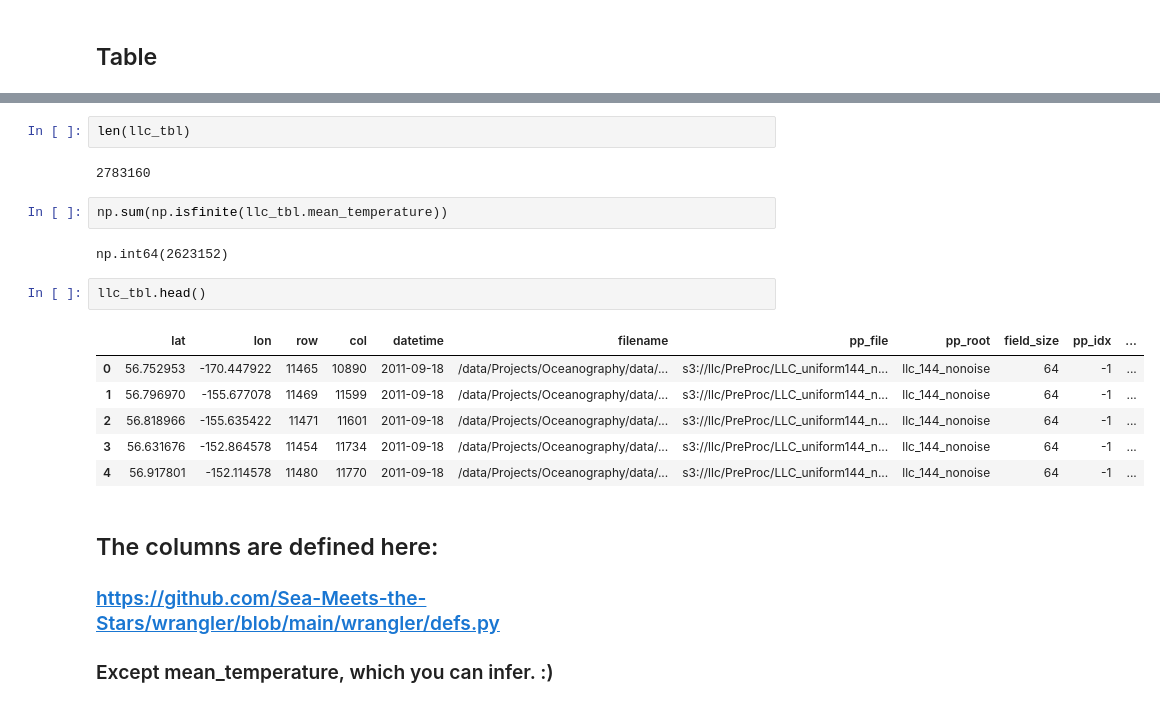
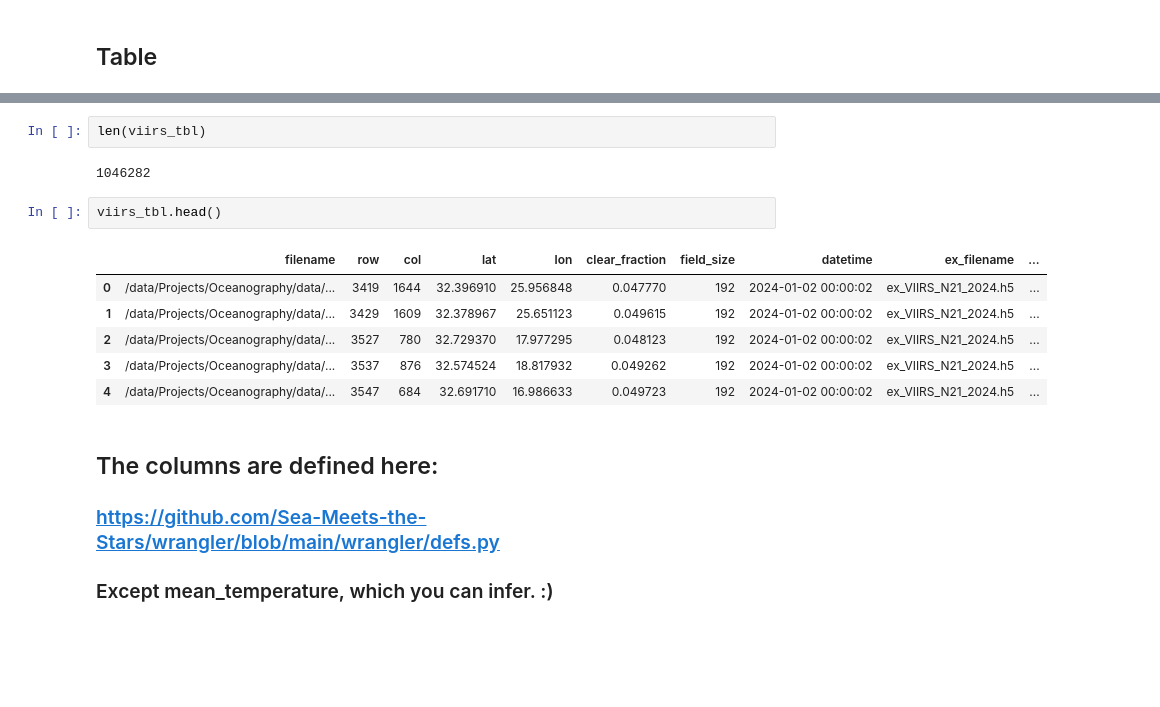
Before and after one commit to Sea-Meets-the-Stars/wrangler, a Jupyter notebook: projects/nasa_ai/VIIRS_SST_data.ipynb, the cells around one changed output, grey strips where cells are left out. Saved outputs shown, nothing was run; the diff lists cells and outputs as text; blank space fills up the shorter version.

```diff
--- a/projects/nasa_ai/VIIRS_SST_data.ipynb
+++ b/projects/nasa_ai/VIIRS_SST_data.ipynb
@@ -42,20 +42,16 @@ FileNotFoundError: [Errno 2] No such file or directory: '/home/xavier/Oceanograp
 # %%
-len(llc_tbl)
+len(viirs_tbl)
 # %% [output]
-2783160
+1046282
-# %%
-np.sum(np.isfinite(llc_tbl.mean_temperature))
-# %% [output]
-np.int64(2623152)
 # %%
-llc_tbl.head()
+viirs_tbl.head()
 # %% [output]
-|  | lat | lon | row | col | datetime | filename | pp_file | pp_root | field_size | pp_idx | ... |
-| 0 | 56.752953 | -170.447922 | 11465 | 10890 | 2011-09-18 | /data/Projects/Oceanography/data/... | s3://llc/PreProc/LLC_uniform144_n... | llc_144_nonoise | 64 | -1 | ... |
-| 1 | 56.796970 | -155.677078 | 11469 | 11599 | 2011-09-18 | /data/Projects/Oceanography/data/... | s3://llc/PreProc/LLC_uniform144_n... | llc_144_nonoise | 64 | -1 | ... |
-| 2 | 56.818966 | -155.635422 | 11471 | 11601 | 2011-09-18 | /data/Projects/Oceanography/data/... | s3://llc/PreProc/LLC_uniform144_n... | llc_144_nonoise | 64 | -1 | ... |
-| 3 | 56.631676 | -152.864578 | 11454 | 11734 | 2011-09-18 | /data/Projects/Oceanography/data/... | s3://llc/PreProc/LLC_uniform144_n... | llc_144_nonoise | 64 | -1 | ... |
-| 4 | 56.917801 | -152.114578 | 11480 | 11770 | 2011-09-18 | /data/Projects/Oceanography/data/... | s3://llc/PreProc/LLC_uniform144_n... | llc_144_nonoise | 64 | -1 | ... |
+|  | filename | row | col | lat | lon | clear_fraction | field_size | datetime | ex_filename | ... |
+| 0 | /data/Projects/Oceanography/data/... | 3419 | 1644 | 32.396910 | 25.956848 | 0.047770 | 192 | 2024-01-02 00:00:02 | ex_VIIRS_N21_2024.h5 | ... |
+| 1 | /data/Projects/Oceanography/data/... | 3429 | 1609 | 32.378967 | 25.651123 | 0.049615 | 192 | 2024-01-02 00:00:02 | ex_VIIRS_N21_2024.h5 | ... |
+| 2 | /data/Projects/Oceanography/data/... | 3527 | 780 | 32.729370 | 17.977295 | 0.048123 | 192 | 2024-01-02 00:00:02 | ex_VIIRS_N21_2024.h5 | ... |
+| 3 | /data/Projects/Oceanography/data/... | 3537 | 876 | 32.574524 | 18.817932 | 0.049262 | 192 | 2024-01-02 00:00:02 | ex_VIIRS_N21_2024.h5 | ... |
+| 4 | /data/Projects/Oceanography/data/... | 3547 | 684 | 32.691710 | 16.986633 | 0.049723 | 192 | 2024-01-02 00:00:02 | ex_VIIRS_N21_2024.h5 | ... |
 # %% [markdown]
 ## The columns are defined here:
 
```
Also changed, not shown: parts of 8 cells of this notebook, 1 other file.
